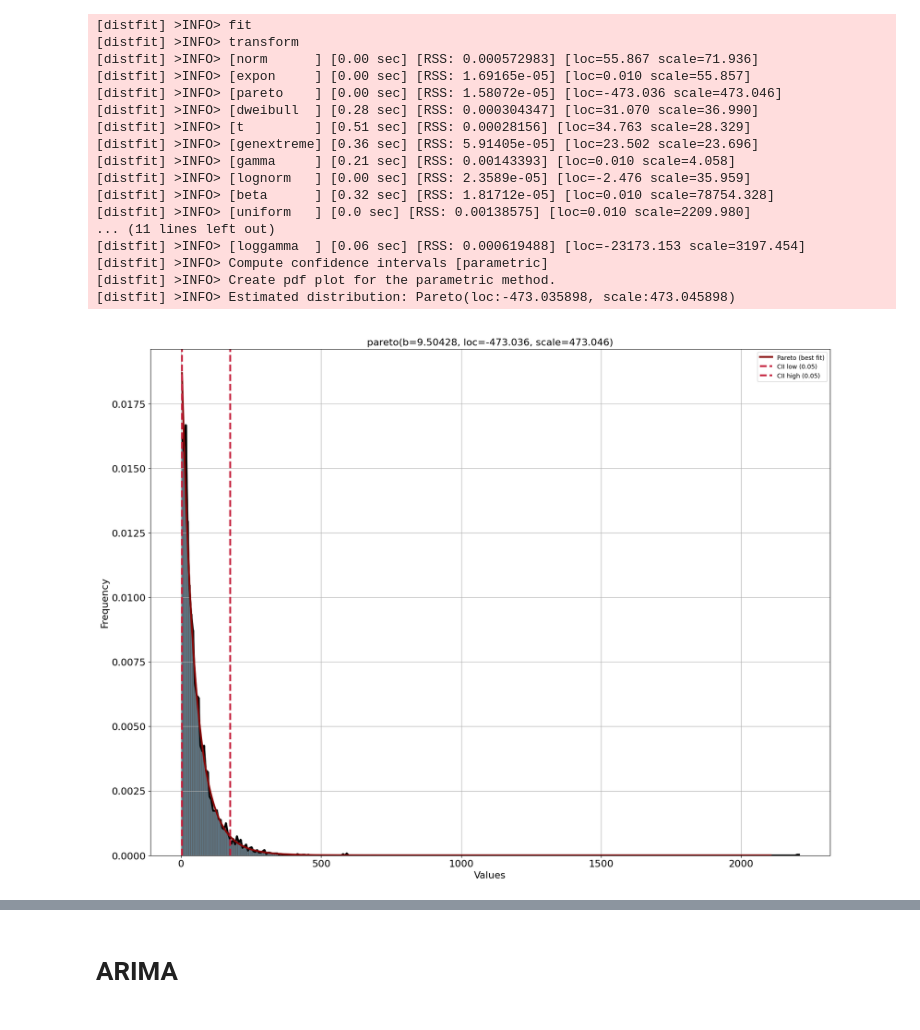
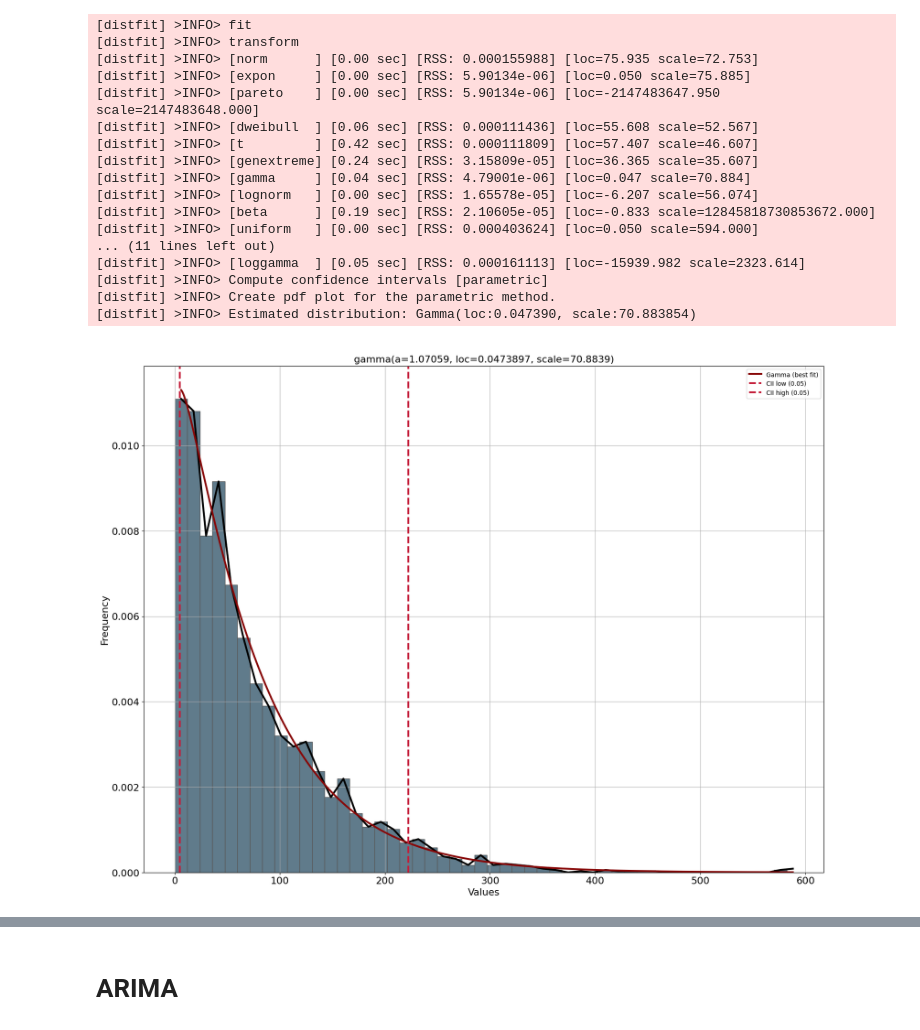
Before and after one commit to MGuckert/Real-time-adjustment-strategies-for-trading-wind-power-and-hydrogen, a Jupyter notebook: data/markov_models.ipynb, the cells around one changed output, grey strips where cells are left out. Saved outputs shown, nothing was run; the diff lists cells and outputs as text; code cells hidden in the pictures.

```diff
--- a/data/markov_models.ipynb
+++ b/data/markov_models.ipynb
@@ -20,7 +28,7 @@ testing_length = HOURS_PER_DAY
 # %%
 dataframe = pd.read_csv('2022_2023/2022_2023_data.csv', index_col=0)
 dataframe['price_diff'] = dataframe['prices_SB'] - dataframe['forward_RE']
-dataframe['balancing_state'] = np.where(dataframe['price_diff'] > 0, 0, np.where(dataframe['price_diff'] < 0, 2, 1))
+dataframe['balancing_state'] = np.where(dataframe['price_diff'] > 0, 2, np.where(dataframe['price_diff'] < 0, 0, 1))
 balancing_states = dataframe['balancing_state'].values
 # Store in another array the duration of each state
 durations = np.zeros_like(balancing_states)
@@ -68,3 +54,3 @@ States:
 # %%
-states = ['up_imbalance','balance','down_imbalance']
+states = ['down_imbalance','balance','up_imbalance']
 num_states = len(states)
@@ -160,0 +355,39 @@ Best Forecast Accuracy: 0.79
+# %%
+def generate_rolling_states_scenario(transition_matrices):
+    real_states = balancing_states[start_index - 1:start_index + 23] # Contains the real states (from 0 to 24)
+    hour = start_index % 24
+    states_sequences_list = []
+    accuracies = []
+
+    for num_steps in range(24,0,-1):
+        states = np.zeros(num_steps, dtype=int)
+        prices = np.zeros(num_steps)
+        states[0] = np.random.choice(3, p=transition_matrices[hour][real_states[24 - num_steps]])
+        for i in range(1, num_steps):
+            states[i] = np.random.choice(3, p=transition_matrices[hour][states[i - 1]])
+            if state == 0:
+                prices[i - 1] = dist_dw.generate(1,verbose=0)
+            elif state == 2:
+                prices[i - 1] = -dist_up.generate(1,verbose=0)
+            hour = (hour + 1) % 24
+        accuracy = np.mean(states == balancing_states[(start_index + 24 - num_steps):start_index + 24])
+        accuracies.append(accuracy)
+        states_sequences_list.append(states)
+    return states_sequences_list, accuracies
+# %%
+# Generate a scenario of states and prices
+states_sequences_list, accuracies = generate_rolling_states_scenario(transition_matrices)
+
+print("Accuracies:\n")
+print(accuracies)
+# Plot a step plot of the states
+plt.figure(figsize=(15, 5))
+for i, states in enumerate(states_sequences_list):
+    plt.step(range(i, 24), states, where='mid', linestyle='--', label=f'Hour {i}')
+    plt.scatter(i,states[0],facecolors='none',edgecolors='red')
+plt.step(range(24), balancing_states[start_index:start_index + 24], where='mid', label='Real')
+plt.xlabel('Hour')
+plt.ylabel('State')
+plt.title('Rolling Markov Model State Forecast')
+plt.legend()
+plt.show()
@@ -237,30 +472,30 @@ fig, ax = dist_up.plot()
 # %%
 # Fit distributions to each state's data
-neg_prices_diff = [-diff for diff in prices_diff[2]]
+neg_prices_diff = [-diff for diff in prices_diff[0]]
 
 dist_dw = distfit()
 dist_dw.fit_transform(np.array(neg_prices_diff, dtype=float))
 
 fig, ax = dist_dw.plot()
 # %% [output]
 [distfit] >INFO> fit
 [distfit] >INFO> transform
-[distfit] >INFO> [norm      ] [0.00 sec] [RSS: 0.000572983] [loc=55.867 scale=71.936]
-[distfit] >INFO> [expon     ] [0.00 sec] [RSS: 1.69165e-05] [loc=0.010 scale=55.857]
-[distfit] >INFO> [pareto    ] [0.00 sec] [RSS: 1.58072e-05] [loc=-473.036 scale=473.046]
-[distfit] >INFO> [dweibull  ] [0.28 sec] [RSS: 0.000304347] [loc=31.070 scale=36.990]
-[distfit] >INFO> [t         ] [0.51 sec] [RSS: 0.00028156] [loc=34.763 scale=28.329]
-[distfit] >INFO> [genextreme] [0.36 sec] [RSS: 5.91405e-05] [loc=23.502 scale=23.696]
-[distfit] >INFO> [gamma     ] [0.21 sec] [RSS: 0.00143393] [loc=0.010 scale=4.058]
-[distfit] >INFO> [lognorm   ] [0.00 sec] [RSS: 2.3589e-05] [loc=-2.476 scale=35.959]
-[distfit] >INFO> [beta      ] [0.32 sec] [RSS: 1.81712e-05] [loc=0.010 scale=78754.328]
-[distfit] >INFO> [uniform   ] [0.0 sec] [RSS: 0.00138575] [loc=0.010 scale=2209.980]
+[distfit] >INFO> [norm      ] [0.00 sec] [RSS: 0.000155988] [loc=75.935 scale=72.753]
+[distfit] >INFO> [expon     ] [0.00 sec] [RSS: 5.90134e-06] [loc=0.050 scale=75.885]
+[distfit] >INFO> [pareto    ] [0.00 sec] [RSS: 5.90134e-06] [loc=-2147483647.950 scale=2147483648.000]
+[distfit] >INFO> [dweibull  ] [0.06 sec] [RSS: 0.000111436] [loc=55.608 scale=52.567]
+[distfit] >INFO> [t         ] [0.42 sec] [RSS: 0.000111809] [loc=57.407 scale=46.607]
+[distfit] >INFO> [genextreme] [0.24 sec] [RSS: 3.15809e-05] [loc=36.365 scale=35.607]
+[distfit] >INFO> [gamma     ] [0.04 sec] [RSS: 4.79001e-06] [loc=0.047 scale=70.884]
+[distfit] >INFO> [lognorm   ] [0.00 sec] [RSS: 1.65578e-05] [loc=-6.207 scale=56.074]
+[distfit] >INFO> [beta      ] [0.19 sec] [RSS: 2.10605e-05] [loc=-0.833 scale=12845818730853672.000]
+[distfit] >INFO> [uniform   ] [0.00 sec] [RSS: 0.000403624] [loc=0.050 scale=594.000]
 ... (11 lines left out)
-[distfit] >INFO> [loggamma  ] [0.06 sec] [RSS: 0.000619488] [loc=-23173.153 scale=3197.454]
+[distfit] >INFO> [loggamma  ] [0.05 sec] [RSS: 0.000161113] [loc=-15939.982 scale=2323.614]
 [distfit] >INFO> Compute confidence intervals [parametric]
 [distfit] >INFO> Create pdf plot for the parametric method.
-[distfit] >INFO> Estimated distribution: Pareto(loc:-473.035898, scale:473.045898)
+[distfit] >INFO> Estimated distribution: Gamma(loc:0.047390, scale:70.883854)
-[figure, old version]
+[figure, new version]
 # %%
 def generate_scenario(num_steps, initial_state, initial_hour, transition_matrices, dist_up, dist_dw):
     states = np.zeros(num_steps + 1, dtype=int)
```
Also changed, not shown: parts of 39 cells of this notebook, 2 other files.
